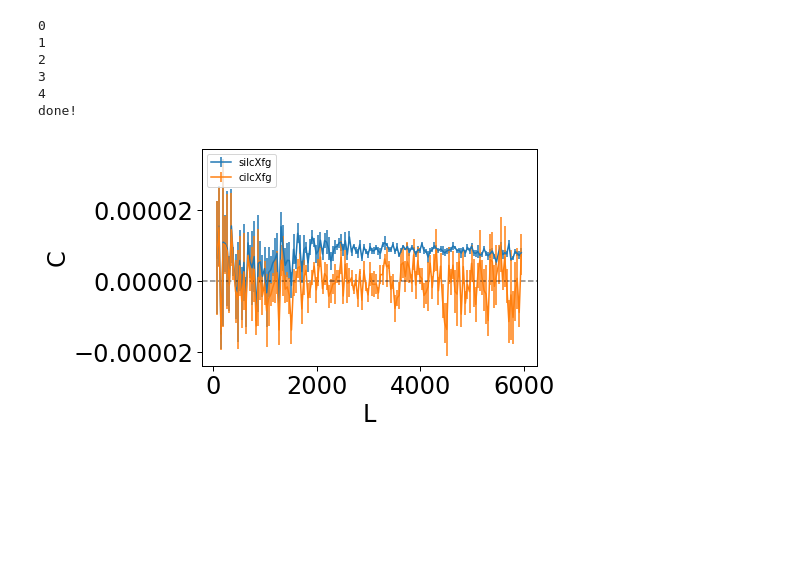
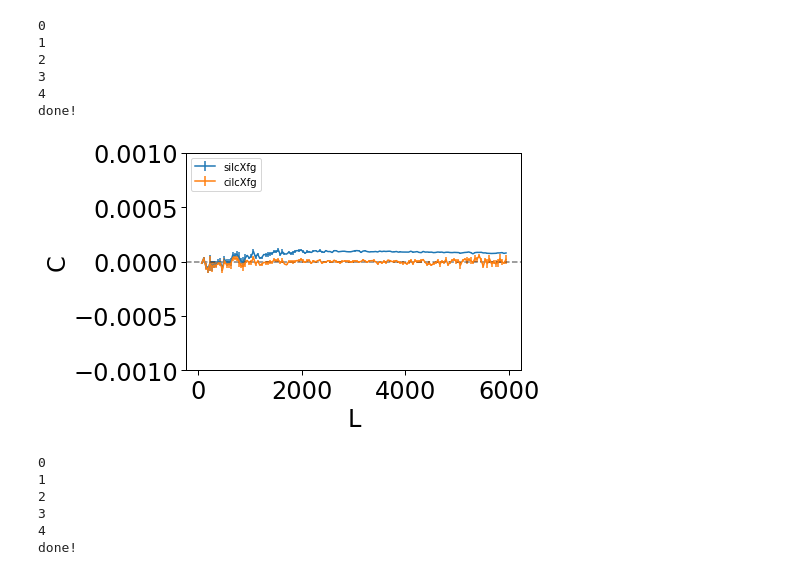
Before and after one commit to msyriac/orphics, a Jupyter notebook: tutorials/GRF-ILC.ipynb, the cells around one changed output. Drawn from its saved outputs; the diff is of its cells as text; code cells hidden in the pictures; blank space fills up the shorter version.

```diff
--- a/tutorials/GRF-ILC.ipynb
+++ b/tutorials/GRF-ILC.ipynb
@@ -190,9 +190,46 @@ done!
 # %%
 pl = io.Plotter(xlabel="L",ylabel="C")
 for lab in ["silcXfg","cilcXfg"]:
     pl.add_err(cents,st.stats[lab]["mean"]*cents**2.,yerr=st.stats[lab]["errmean"]*cents**2.,label=lab,ls="-")
 pl.legend()
 pl.hline()
+pl._ax.set_ylim(-1e-3,1e-3)
 pl.done()
 # %% [output]
-[figure, old version]
+[figure, new version]
+# %%
+# Empirical covariance
+
+N = 5
+
+st = stats.Stats()
+fc = maps.FourierCalc(shape,wcs)
+
+from enlib import utils
+
+
+for i in range(N):
+    sky, fg = marray.get_sky(return_fg=True)
+    kmaps = enmap.enmap(marray.fft_data(sky,kmask),wcs)
+
+    cov = maps.ilc_empirical_cov(kmaps,ndown=16,order=1,fftshift=True)
+    cinv = utils.eigpow(cov, -1.,axes=[0,1]) #np.linalg.inv(cov.T).T
+    #cinv =  np.linalg.pinv(cov.T).T
+    kfg = enmap.fft(fg[freqs.index(90)])
+    ksilc = maps.silc(kmaps,cinv)
+    kcilc = maps.cilc(kmaps,cinv,cresponses,yresponses)
+
+    st.add_to_stats("silcXfg2",binner.bin(fc.f2power(ksilc,kfg))[1])
+    st.add_to_stats("cilcXfg2",binner.bin(fc.f2power(kcilc,kfg))[1])
+
+    print(i)
+
+st.get_stats()
+print("done!")
+# %% [output]
+0
+1
+2
+3
+4
+done!
```
Also changed, not shown: parts of 1 cell of this notebook, 3 other files.
